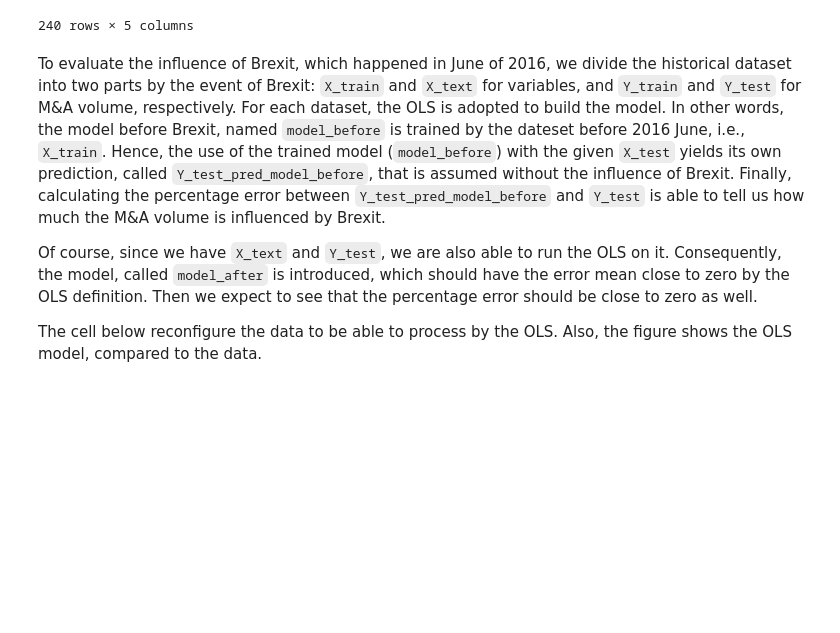
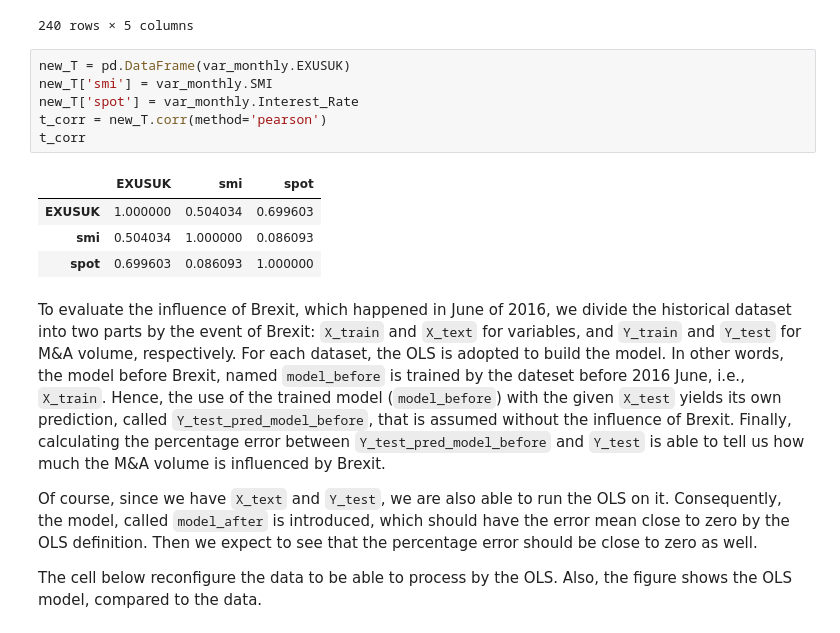
Before and after one commit to victoriawong1123/data_science_project, a Jupyter notebook: notebooks/quarterly_model.ipynb, the cells around one changed output. Drawn from its saved outputs; the diff is of its cells as text; blank space fills up the shorter version.

```diff
--- a/notebooks/quarterly_model.ipynb
+++ b/notebooks/quarterly_model.ipynb
@@ -160,6 +146,17 @@ data
 | 238 | 2021-11 | 1.3463 | 0.9394 | 1167.690 | 54 |
 | 239 | 2021-12 | 1.3303 | 0.8375 | 1120.229 | 64 |
 240 rows × 5 columns
+# %%
+new_T = pd.DataFrame(var_monthly.EXUSUK)
+new_T['smi'] = var_monthly.SMI
+new_T['spot'] = var_monthly.Interest_Rate
+t_corr = new_T.corr(method='pearson')
+t_corr
+# %% [output]
+|  | EXUSUK | smi | spot |
+| EXUSUK | 1.000000 | 0.504034 | 0.699603 |
+| smi | 0.504034 | 1.000000 | 0.086093 |
+| spot | 0.699603 | 0.086093 | 1.000000 |
 # %% [markdown]
 To evaluate the influence of Brexit, which happened in June of 2016, we divide the historical dataset into two parts by the event of Brexit: `X_train` and `X_text` for variables, and `Y_train` and `Y_test` for M&A volume, respectively. For each dataset, the OLS is adopted to build the model. In other words, the model before Brexit, named `model_before` is trained by the dateset before 2016 June, i.e., `X_train`. Hence, the use of the trained model (`model_before`) with the given `X_test` yields its own prediction, called `Y_test_pred_model_before`,  that is assumed without the influence of Brexit. Finally, calculating the percentage error between `Y_test_pred_model_before` and `Y_test` is able to tell us how much the M&A volume is influenced by Brexit.
 
```
Also changed, not shown: parts of 32 cells of this notebook.
